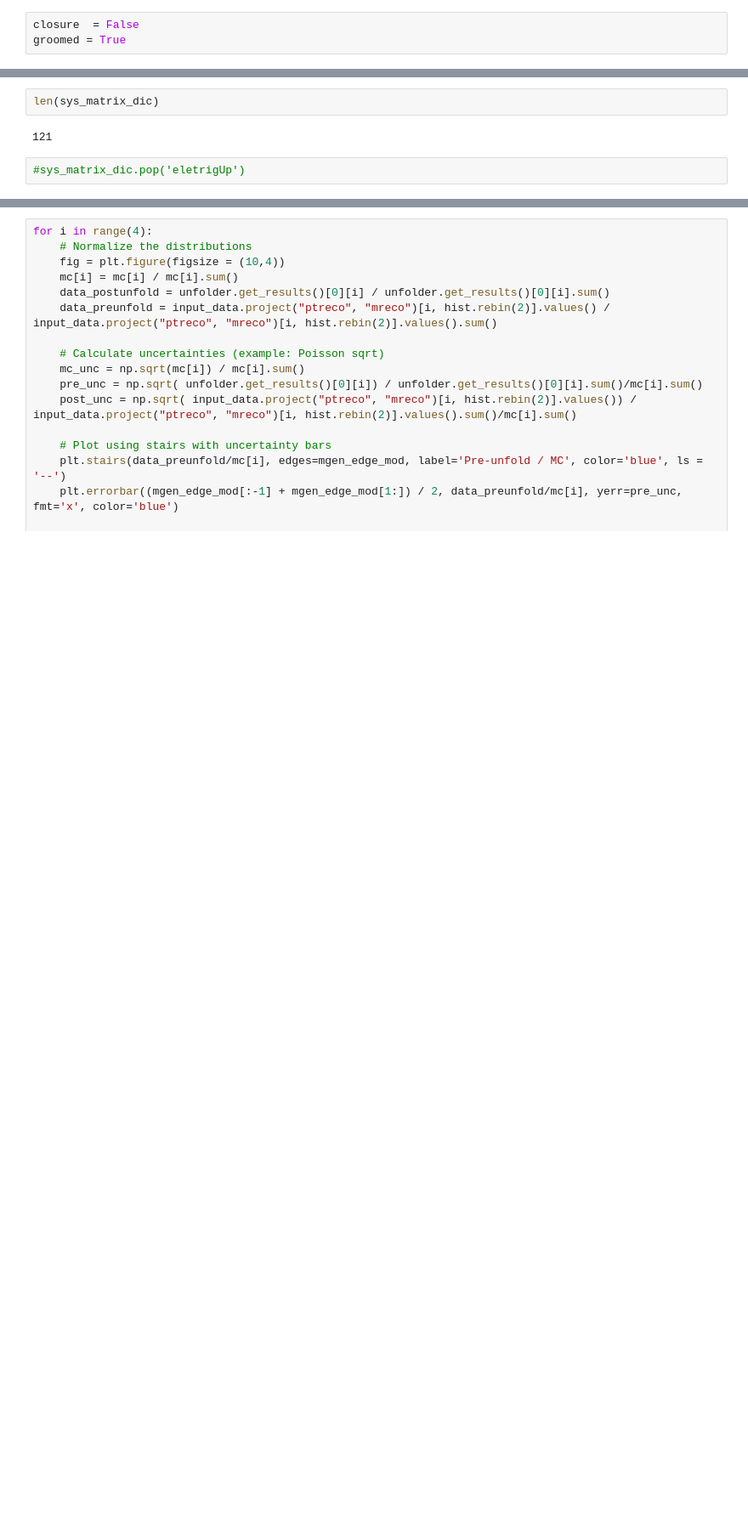
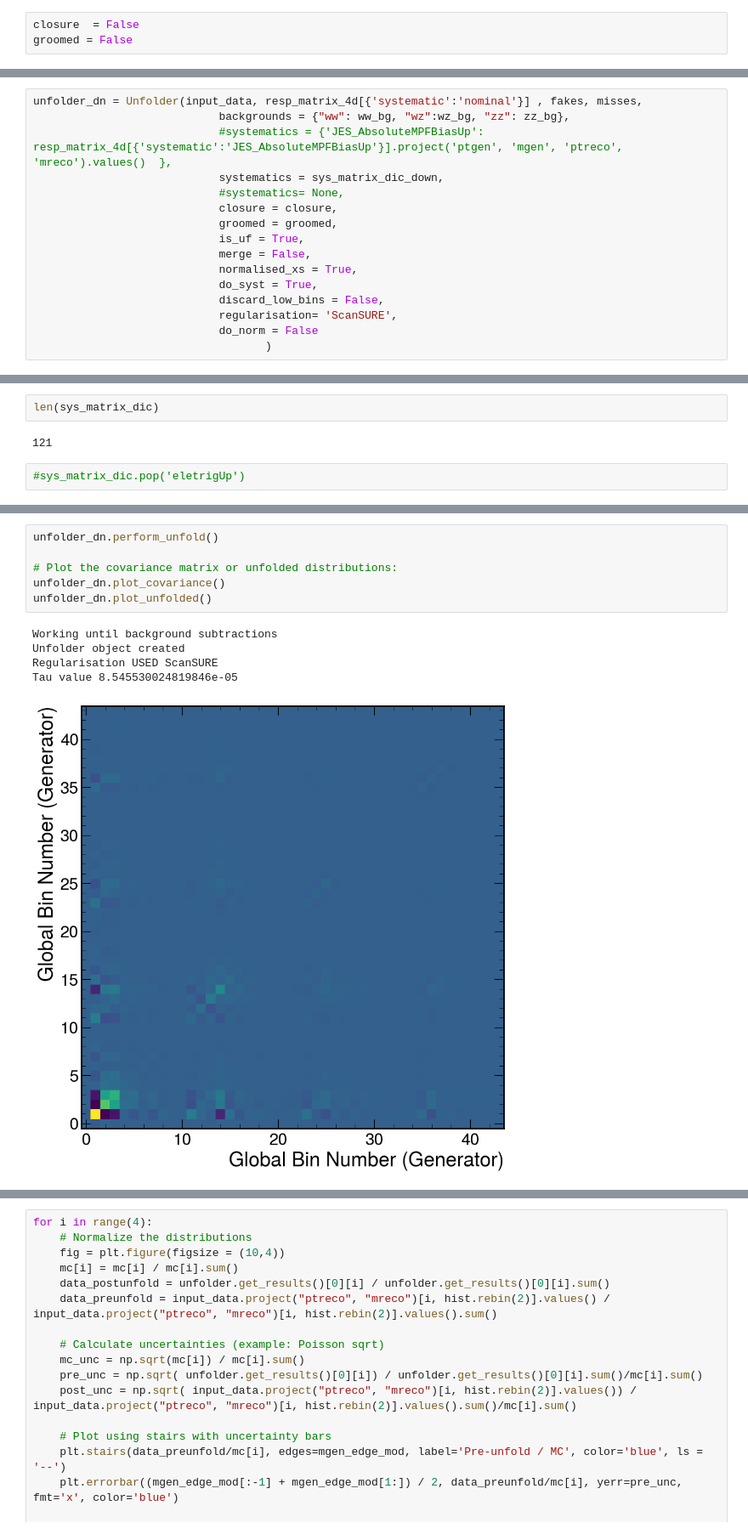
Before and after one commit to mandalaritra1/unfold, a Jupyter notebook: unfolder_v2.ipynb, the cells around one changed output, grey strips where cells are left out. Shown at 85% size. Cells and saved outputs as stored; diff of their text form; blank space fills up the shorter version.

```diff
--- a/unfolder_v2.ipynb
+++ b/unfolder_v2.ipynb
@@ -14,7 +14,7 @@ The autoreload extension is already loaded. To reload it, use:
   %reload_ext autoreload
 # %%
 closure  = False
-groomed = True
+groomed = False
 # %%
 ww16 =  (36330  * 75.95) /(15688000.0 + 15054400.0)
 
@@ -324,3 +370,19 @@ unfolder = Unfolder(input_data, resp_matrix_4d[{'systematic':'nominal'}] , fakes
  1.6e+02 1.8e+02 2.0e+02 6.2e+03 1.3e+04]
 Signal Binning created
 Detector Binning created
+# %%
+unfolder_dn = Unfolder(input_data, resp_matrix_4d[{'systematic':'nominal'}] , fakes, misses,
+                            backgrounds = {"ww": ww_bg, "wz":wz_bg, "zz": zz_bg},
+                            #systematics = {'JES_AbsoluteMPFBiasUp': resp_matrix_4d[{'systematic':'JES_AbsoluteMPFBiasUp'}].project('ptgen', 'mgen', 'ptreco', 'mreco').values()  },
+                            systematics = sys_matrix_dic_down,
+                            #systematics= None,
+                            closure = closure,
+                            groomed = groomed,
+                            is_uf = True,
+                            merge = False,
+                            normalised_xs = True,
+                            do_syst = True,
+                            discard_low_bins = False,
+                            regularisation= 'ScanSURE',
+                            do_norm = False
+                                   )
@@ -404,0 +477,12 @@ unfolder.plot_systematic("total")
+# %%
+unfolder_dn.perform_unfold()
+
+# Plot the covariance matrix or unfolded distributions:
+unfolder_dn.plot_covariance()
+unfolder_dn.plot_unfolded()
+# %% [output]
+Working until background subtractions
+Unfolder object created
+Regularisation USED ScanSURE
+Tau value 8.545530024819846e-05
+[figure, added]
```
Also changed, not shown: parts of 13 cells of this notebook.
